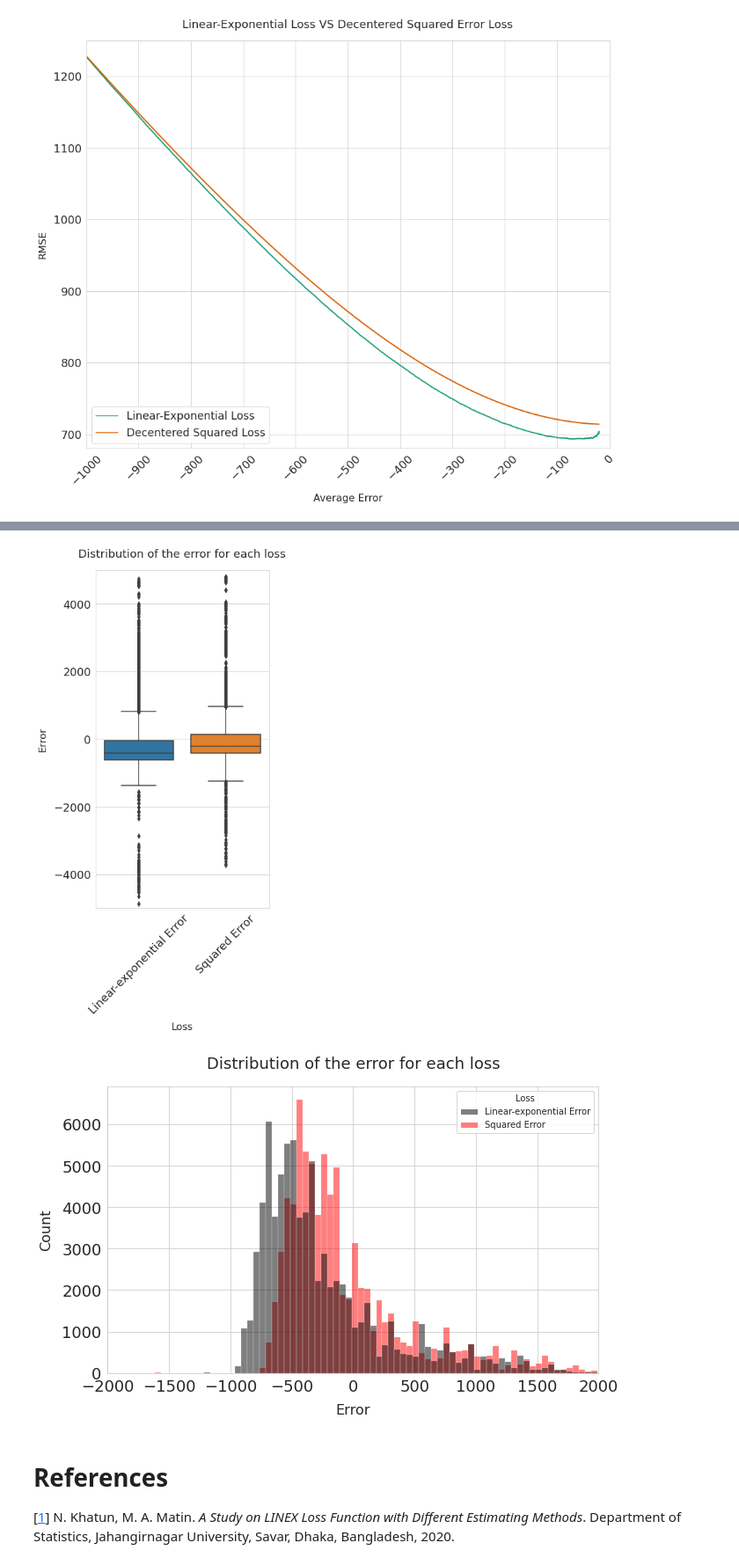
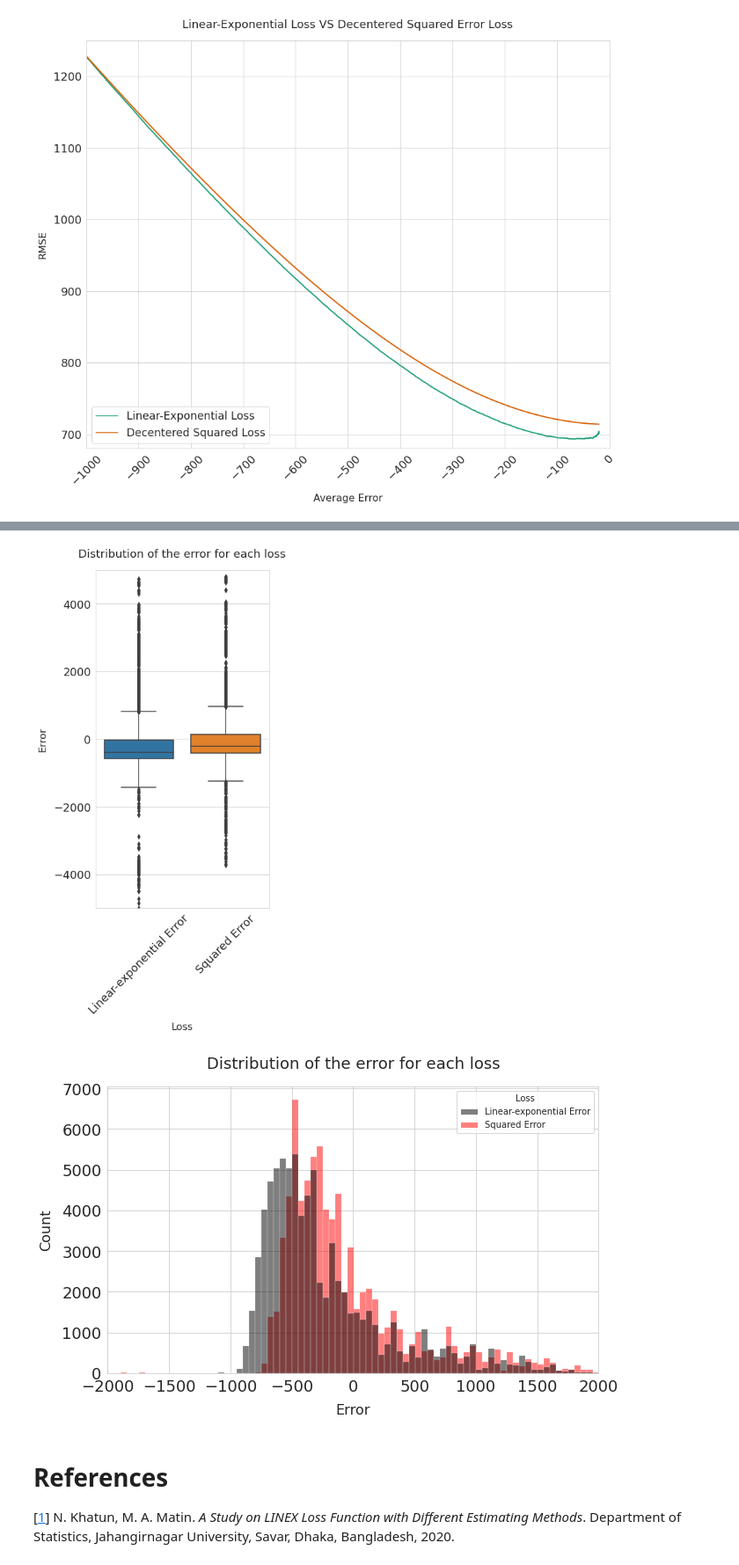
Before and after one commit to datatrigger/asymmetric_loss, a Jupyter notebook: asymmetric_loss.ipynb, the cells around one changed output, grey strips where cells are left out. Shown at 88% size. Drawn from its saved outputs; the diff is of its cells as text; code cells hidden in the pictures.

```diff
--- a/asymmetric_loss.ipynb
+++ b/asymmetric_loss.ipynb
@@ -516,7 +536,7 @@ fig, ax = plt.subplots(figsize=(5, 10))
 ax=sns.boxplot(
     x='Loss',
     y='Residual',
-    data=bootstrapped_residuals[bootstrapped_residuals['a']==20],
+    data=bootstrapped_residuals[bootstrapped_residuals['a']==19.65],
     orient='v'
     )
 
@@ -528,4 +548,4 @@ ax.tick_params(axis='y', labelsize=18)
 ax.set_ylim((-5000, 5000))
 plt.xticks(rotation=45);
 # %% [output]
-[figure, old version]
+[figure, new version]
@@ -532,27 +554,27 @@ plt.xticks(rotation=45);
 # %%
 # Plot histograms with seaborn
 fig, ax = plt.subplots(figsize=(10, 6))
 
 palette = {"Squared Error":"red",
            "Linear-exponential Error":"black"}
 
 ax=sns.histplot(
     x='Residual',
     hue='Loss',
     binwidth=50,
     multiple='layer',
-    data=bootstrapped_residuals[bootstrapped_residuals['a']==20],
+    data=bootstrapped_residuals[bootstrapped_residuals['a']==19.65],
     palette=palette
     )
 
 ax.set(xlim=(-2000, 2000))
 ax.set_title('Distribution of the error for each loss', fontsize=18, pad=20)
 ax.set_xlabel('Error', fontsize = 16, labelpad = 10)
 ax.set_ylabel('Count', fontsize = 16, labelpad = 10)
 ax.tick_params(axis='x', labelsize=18)
 ax.tick_params(axis='y', labelsize=18);
 # %% [output]
-[figure, old version]
+[figure, new version]
 # %% [markdown]
 # References
 
```
Also changed, not shown: parts of 6 cells of this notebook.
